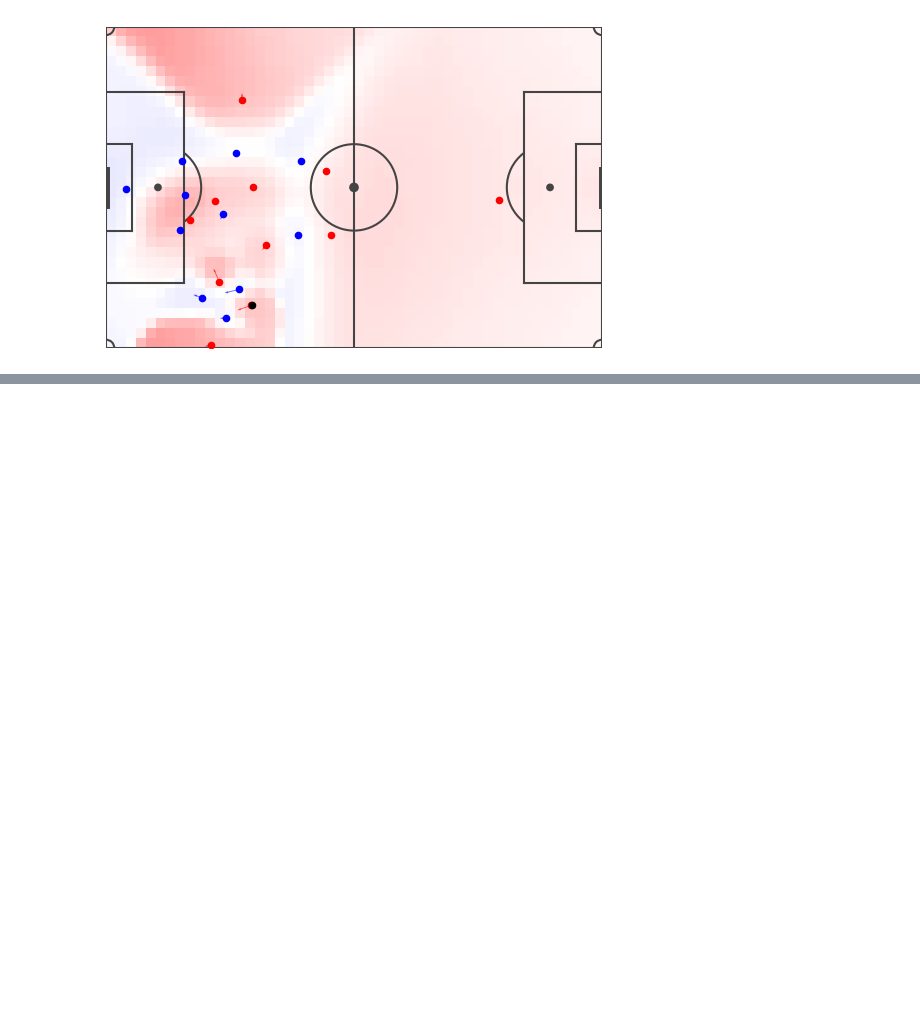
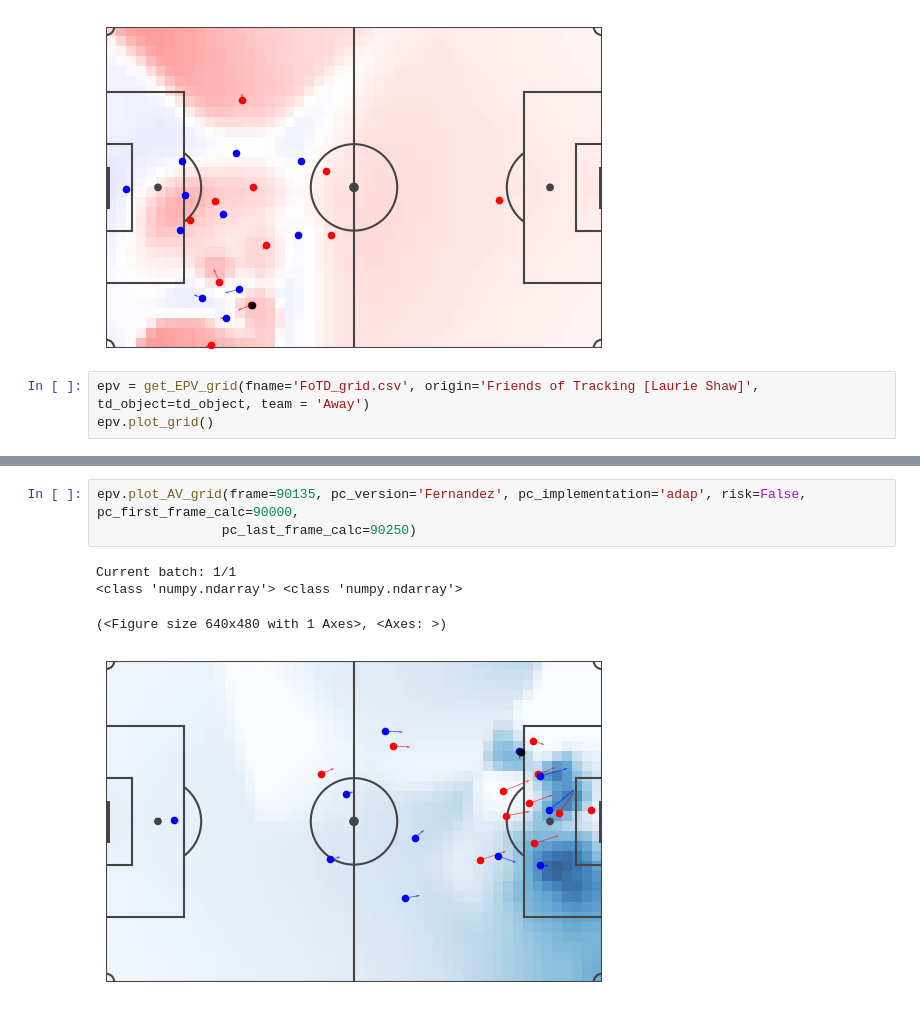
Before and after one commit to DavidB1999/My_Football_Analytics, a Jupyter notebook: EPV/EPV_schmier.ipynb, the cells around one changed output, grey strips where cells are left out. Saved outputs shown, nothing was run; the diff lists cells and outputs as text; blank space fills up the shorter version.

```diff
--- a/EPV/EPV_schmier.ipynb
+++ b/EPV/EPV_schmier.ipynb
@@ -163,3 +163,6 @@ Current batch: 1/1
 <class 'numpy.ndarray'> <class 'numpy.ndarray'>
 (<Figure size 640x480 with 1 Axes>, <Axes: >)
 [figure]
+# %%
+epv = get_EPV_grid(fname='FoTD_grid.csv', origin='Friends of Tracking [Laurie Shaw]', td_object=td_object, team = 'Away')
+epv.plot_grid()
@@ -165,0 +180,8 @@ Current batch: 1/1
+# %%
+epv.plot_AV_grid(frame=90135, pc_version='Fernandez', pc_implementation='adap', risk=False, pc_first_frame_calc=90000,
+                pc_last_frame_calc=90250)
+# %% [output]
+Current batch: 1/1
+<class 'numpy.ndarray'> <class 'numpy.ndarray'>
+(<Figure size 640x480 with 1 Axes>, <Axes: >)
+[figure, added]
```
Also changed, not shown: parts of 4 cells of this notebook, 6 other files.
